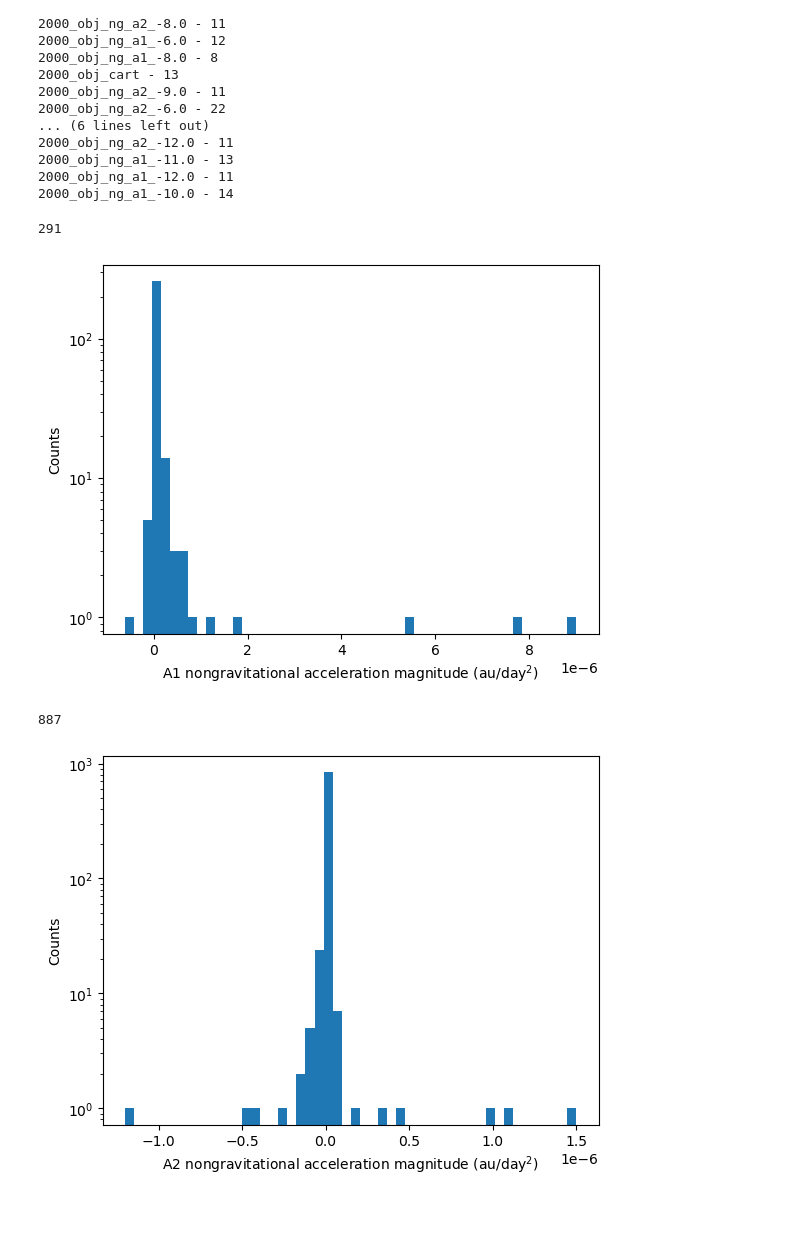
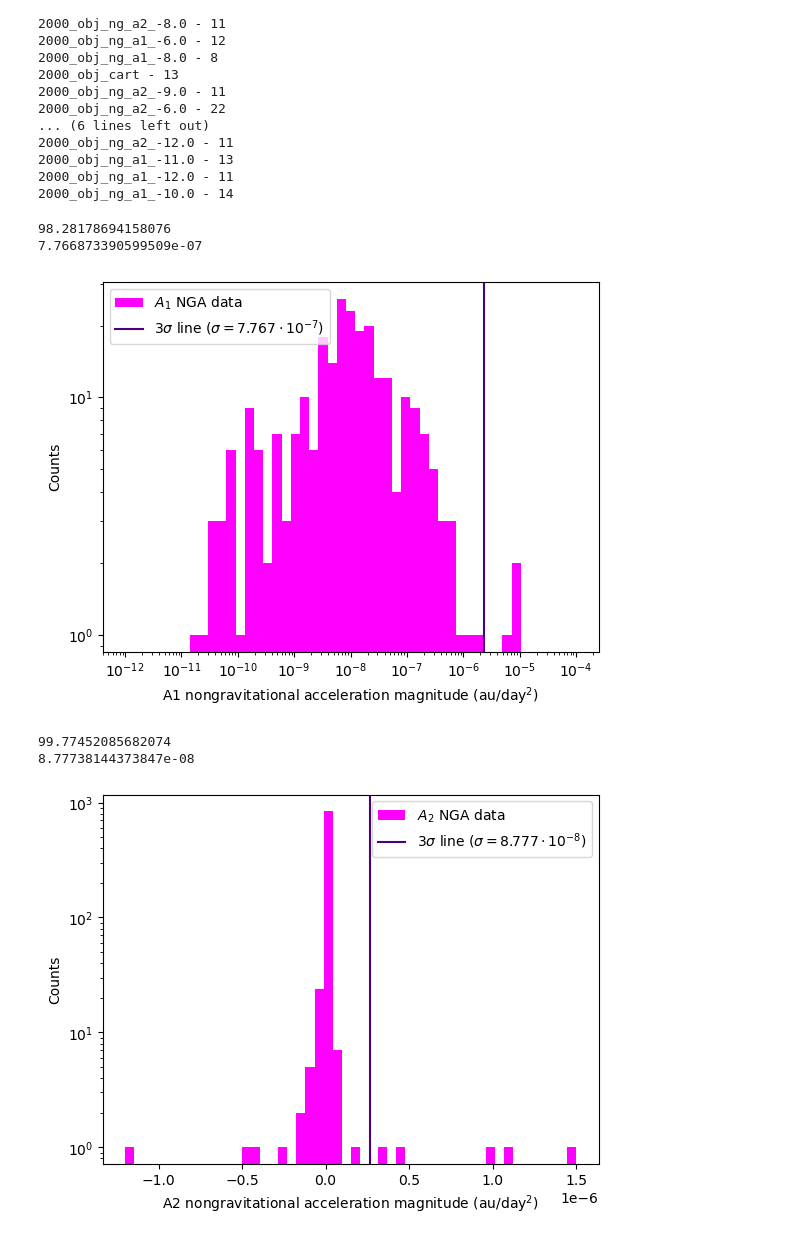
Before and after one commit to ewhite42/lsst_seti, a Jupyter notebook: nongrav/test_linking/sorcha_hist.ipynb, the cells around one changed output. Saved outputs shown, nothing was run; the diff lists cells and outputs as text; code cells hidden in the pictures; blank space fills up the shorter version.

```diff
--- a/nongrav/test_linking/sorcha_hist.ipynb
+++ b/nongrav/test_linking/sorcha_hist.ipynb
@@ -717,35 +1093,54 @@ plt.savefig('sorcha_hist_a1.png')
 plt.show()
 # %%
 ## create histogram plots for bodies in the JPL SBDB
+import numpy as np
+import pylab as plt
+import pandas as pd
+from scipy import stats
 
 df_ng = pd.read_csv('sbdb_query_results.csv')
 
 a1_idx = ~np.isnan(np.array(df_ng['A1']))
 a1 = df_ng['A1'][a1_idx]
-print(len(a1))
+#print(np.percentile(np.abs(a1), 80))
+print(stats.percentileofscore(a1, 1e-6, kind='rank'))
+print(a1.std())
+a1_std = a1.std()
 
-plt.hist(a1, bins=50, log=True)
+b = np.logspace(-12, -4, 50)
+plt.hist(a1, bins=b, log=True, color='fuchsia', label='$A_1$ NGA data')
+
+plt.xscale('log')
+
+plt.axvline(a1_std*3, color='indigo', label='3$\sigma$ line ($\sigma = 7.767 \cdot 10^{-7}$)')
 plt.ylabel('Counts')
 plt.xlabel('A1 nongravitational acceleration magnitude (au/day$^2$)')
 #plt.xscale('log')
-plt.savefig('a1_nongrav_counts.png')
+plt.legend()
+plt.savefig('a1_nongrav_counts.png', dpi=300)
 plt.show()
 # %% [output]
-291
+98.28178694158076
+7.766873390599509e-07
-[figure, old version]
+[figure, new version]
 # %%
 a2_idx = ~np.isnan(np.array(df_ng['A2']))
 a2 = df_ng['A2'][a2_idx]
-print(len(a2))
+print(stats.percentileofscore(a2, 1e-6, kind='rank'))
+print(a2.std())
+a2_std = a2.std()
 
 plt.ylabel('Counts')
 plt.xlabel('A2 nongravitational acceleration magnitude (au/day$^2$)')
-plt.hist(a2, bins=50, log=True)
-plt.savefig('a2_nongrav_counts.png')
+plt.hist(a2, bins=50, log=True, color='fuchsia', label='$A_2$ NGA data')
+plt.axvline(a2_std*3, color='indigo', label='3$\sigma$ line ($\sigma = 8.777 \cdot 10^{-8}$)')
+plt.legend()
+plt.savefig('a2_nongrav_counts.png', dpi=300)
 plt.show()
 # %% [output]
-887
+99.77452085682074
+8.77738144373847e-08
-[figure, old version]
+[figure, new version]
 # %%
 a3_idx = ~np.isnan(np.array(df_ng['A3']))
 a3 = df_ng['A3'][a3_idx]
```
Also changed, not shown: parts of 21 cells of this notebook, 7 other files.
